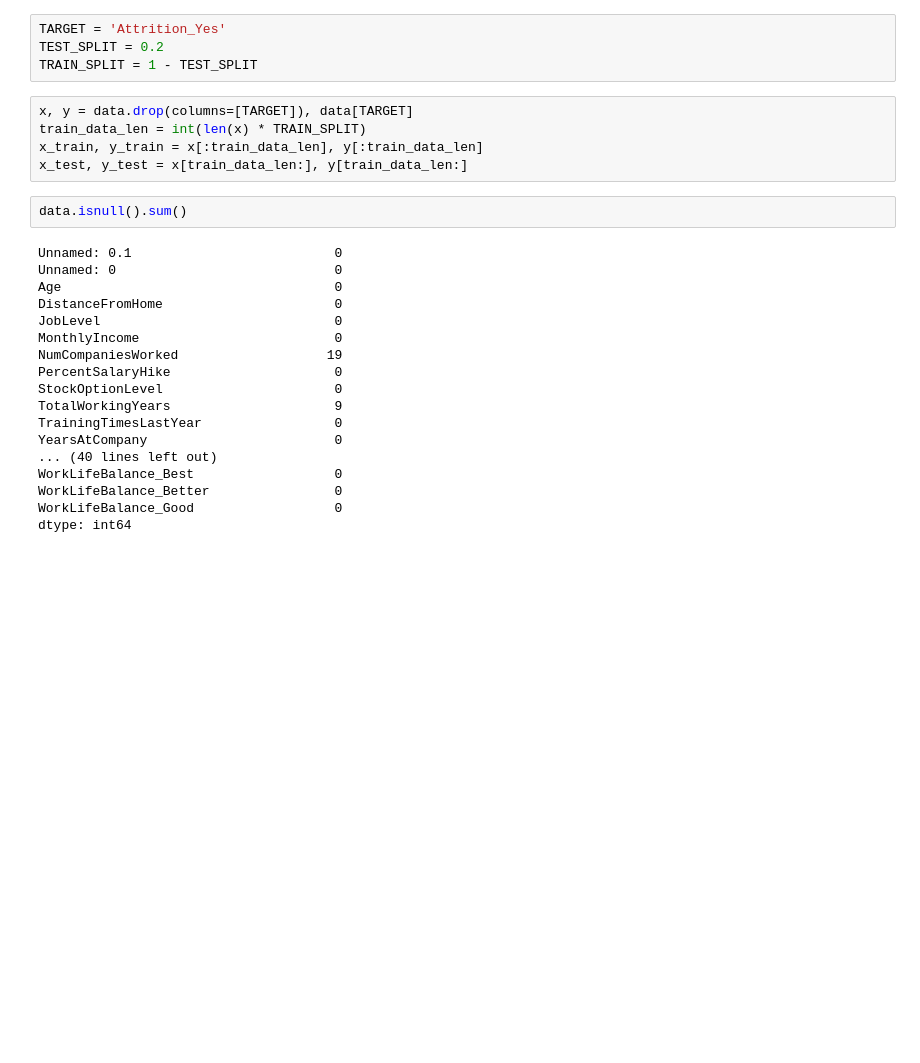
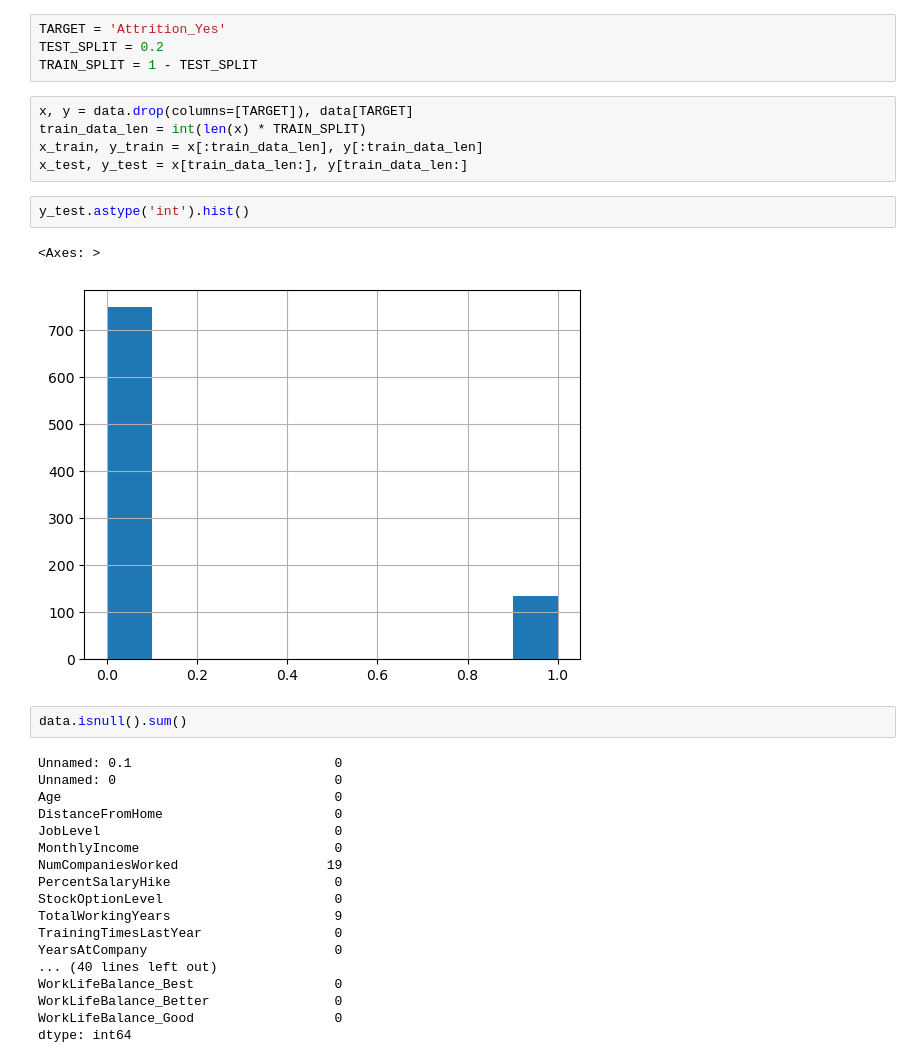
Before and after one commit to artemgalyan/magic, a Jupyter notebook: 01-attrition/notebooks/2.0-gaa-linear-models.ipynb, the cells around one changed output. Saved outputs shown, nothing was run; the diff lists cells and outputs as text; blank space fills up the shorter version.

```diff
--- a/01-attrition/notebooks/2.0-gaa-linear-models.ipynb
+++ b/01-attrition/notebooks/2.0-gaa-linear-models.ipynb
@@ -11,6 +11,11 @@ x, y = data.drop(columns=[TARGET]), data[TARGET]
 train_data_len = int(len(x) * TRAIN_SPLIT)
 x_train, y_train = x[:train_data_len], y[:train_data_len]
 x_test, y_test = x[train_data_len:], y[train_data_len:]
+# %%
+y_test.astype('int').hist()
+# %% [output]
+<Axes: >
+[figure, added]
 # %%
 data.isnull().sum()
 # %% [output]
```
Also changed, not shown: parts of 1 cell of this notebook, 2 other files.
